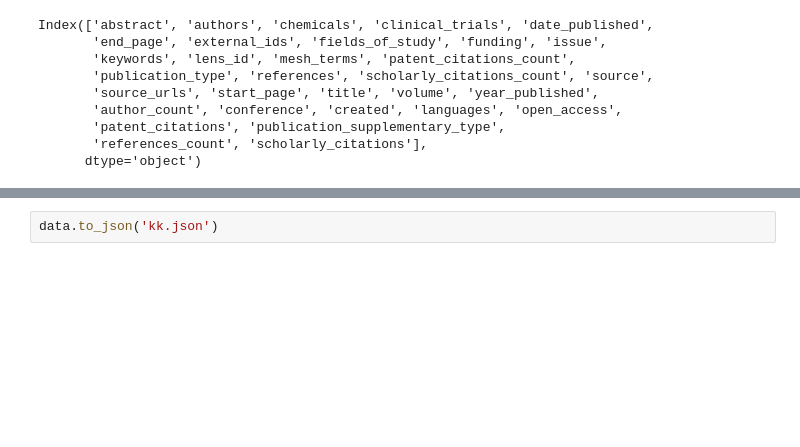
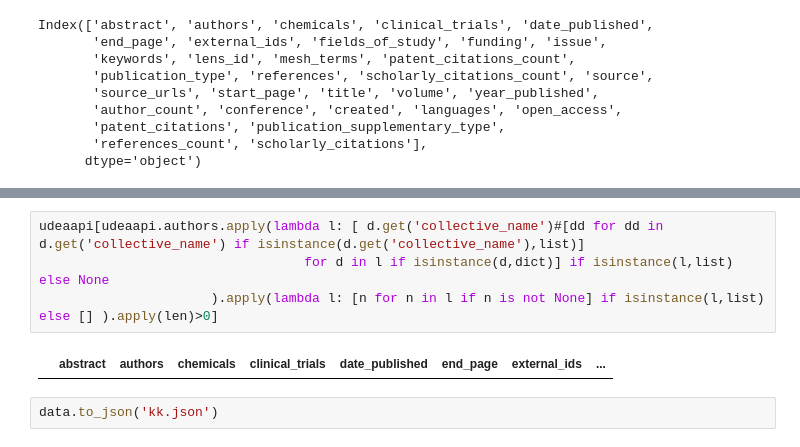
Before and after one commit to restrepo/rest-api-doc, a Jupyter notebook: code/lens.ipynb, the cells around one changed output, grey strips where cells are left out. Cells and saved outputs as stored; diff of their text form; blank space fills up the shorter version.

```diff
--- a/code/lens.ipynb
+++ b/code/lens.ipynb
@@ -196,3 +226,9 @@ Name: abstract, Length: 26019, dtype: object
+# %%
+udeaapi[udeaapi.authors.apply(lambda l: [ d.get('collective_name')#[dd for dd in d.get('collective_name') if isinstance(d.get('collective_name'),list)]
+                                  for d in l if isinstance(d,dict)] if isinstance(l,list) else None
+                      ).apply(lambda l: [n for n in l if n is not None] if isinstance(l,list)  else [] ).apply(len)>0]
+# %% [output]
+|  | abstract | authors | chemicals | clinical_trials | date_published | end_page | external_ids | ... |
 # %%
 data.to_json('kk.json')
 # %%
```
Also changed, not shown: parts of 3 cells of this notebook.
